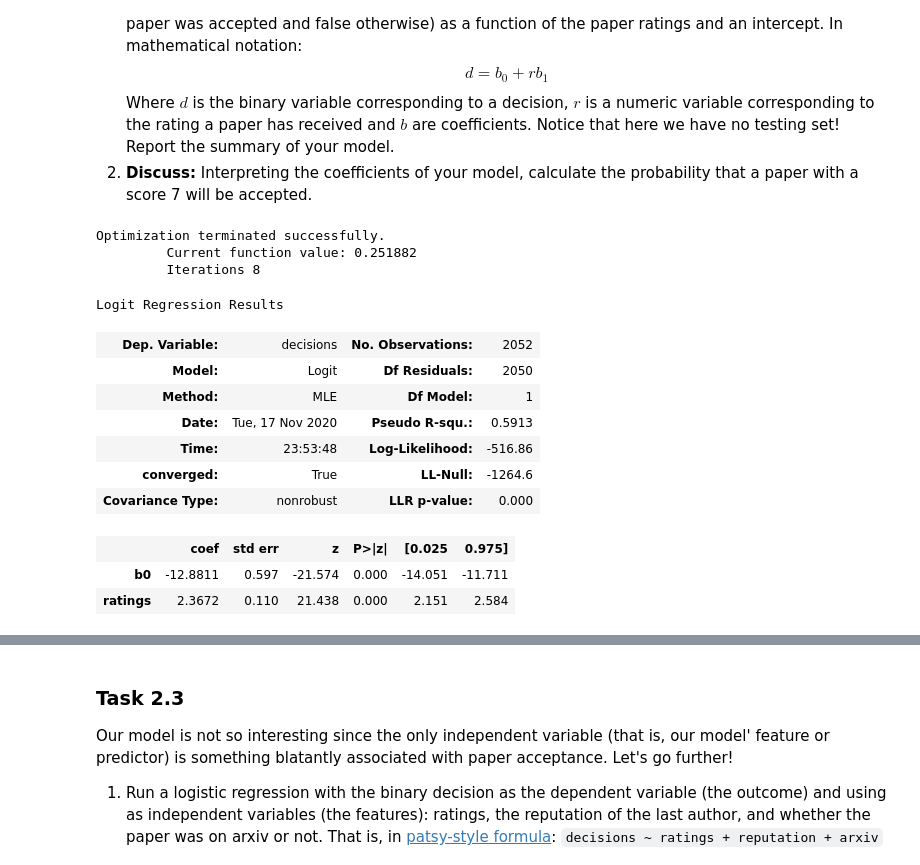
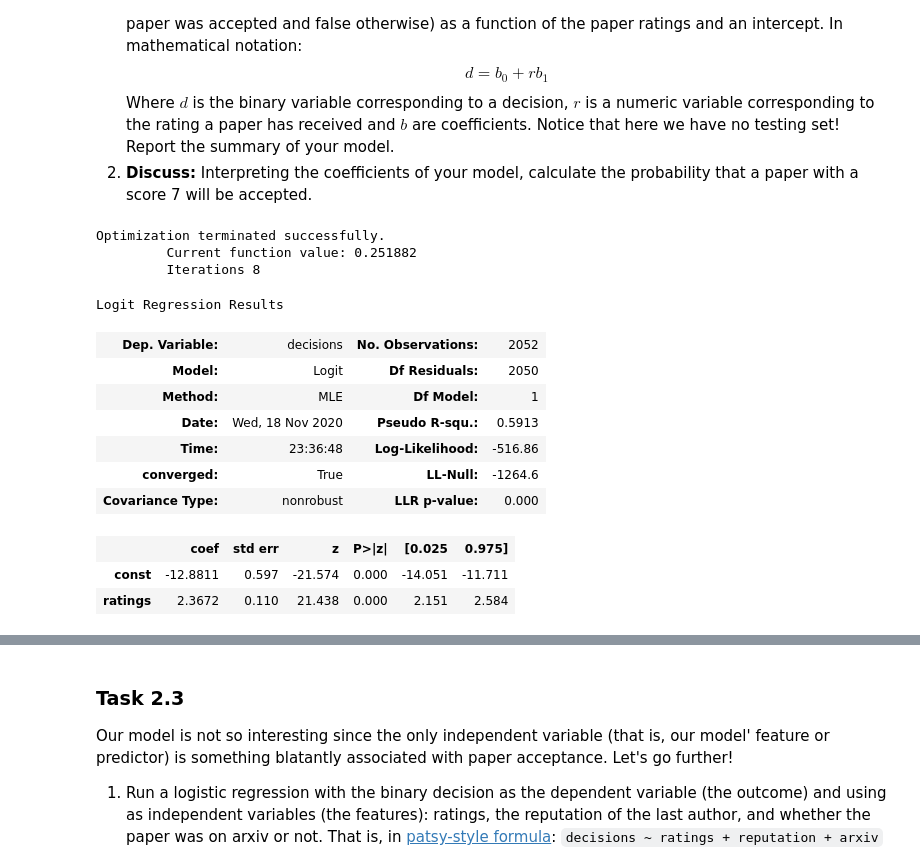
Before and after one commit to dust629/ada2020_teamwork, a Jupyter notebook: hw2_jos.ipynb, the cells around one changed output, grey strips where cells are left out. Drawn from its saved outputs; the diff is of its cells as text; code cells hidden in the pictures.

```diff
--- a/hw2_jos.ipynb
+++ b/hw2_jos.ipynb
@@ -798,36 +680,37 @@ Report the summary of your model.
 2. **Discuss:** Interpreting the coefficients of your model, calculate the probability that a paper with a score 7 will be accepted.
 # %%
 ### Your code here! ###
-from statsmodels.api import Logit
+import statsmodels.api as sm
 
 #### Task 2.2.1 ####
 ## Slice out neccesary data
 publications_2020_ratings = publications_2020[["ratings", "decisions"]].copy()
 
-## Translate decisions column to integer binary values
+## Translate "Accept" and "Reject" to 1 and 0 respectively
 decisions_map = {'decisions': {'Accept':1, 'Reject':0}}
 publications_2020_ratings.replace(decisions_map, inplace=True)
 
-## Add columns of 1 to include intercept as a parameter of the model
-publications_2020_ratings["b0"] = np.ones(publications_2020_ratings.shape[0])
+## Add constant term to include intercept b0 as a parameter of the model
+publications_2020_ratings = sm.add_constant(publications_2020_ratings)
 
-## Instantiate and fit model using MLE
-logreg_model = Logit(publications_2020_ratings["decisions"], publications_2020_ratings[["b0","ratings"]]).fit()
+## Instantiate and fit model using MLE. Dependant variable is dropped when passing df for independant variables.
+logreg_model = sm.Logit(publications_2020_ratings["decisions"],
+                        publications_2020_ratings.drop(labels="decisions", axis=1)).fit()
 
 ## Report summary of model
 logreg_model.summary()
 # %% [output]
 Optimization terminated successfully.
          Current function value: 0.251882
          Iterations 8
 Logit Regression Results
 | Dep. Variable: | decisions | No. Observations: | 2052 |
 | Model: | Logit | Df Residuals: | 2050 |
 | Method: | MLE | Df Model: | 1 |
-| Date: | Tue, 17 Nov 2020 | Pseudo R-squ.: | 0.5913 |
-| Time: | 23:53:48 | Log-Likelihood: | -516.86 |
+| Date: | Wed, 18 Nov 2020 | Pseudo R-squ.: | 0.5913 |
+| Time: | 23:36:48 | Log-Likelihood: | -516.86 |
 | converged: | True | LL-Null: | -1264.6 |
 | Covariance Type: | nonrobust | LLR p-value: | 0.000 |
 |  | coef | std err | z | P>|z| | [0.025 | 0.975] |
-| b0 | -12.8811 | 0.597 | -21.574 | 0.000 | -14.051 | -11.711 |
+| const | -12.8811 | 0.597 | -21.574 | 0.000 | -14.051 | -11.711 |
 | ratings | 2.3672 | 0.110 | 21.438 | 0.000 | 2.151 | 2.584 |
```
Also changed, not shown: parts of 28 cells of this notebook.
